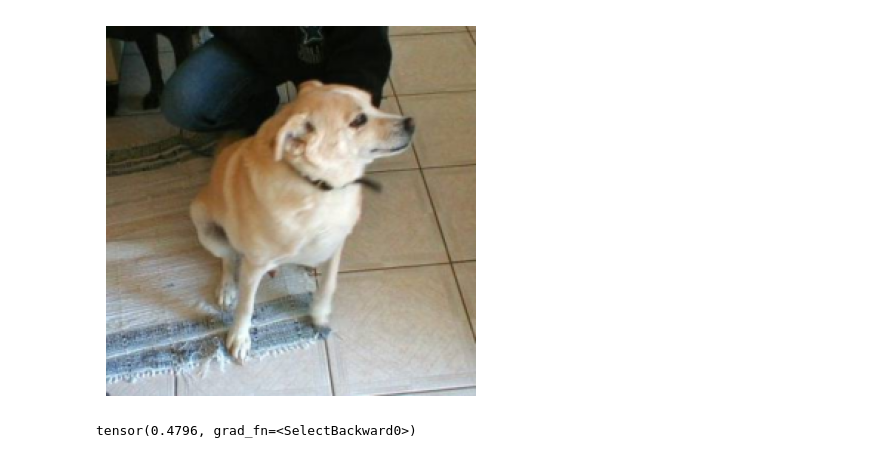
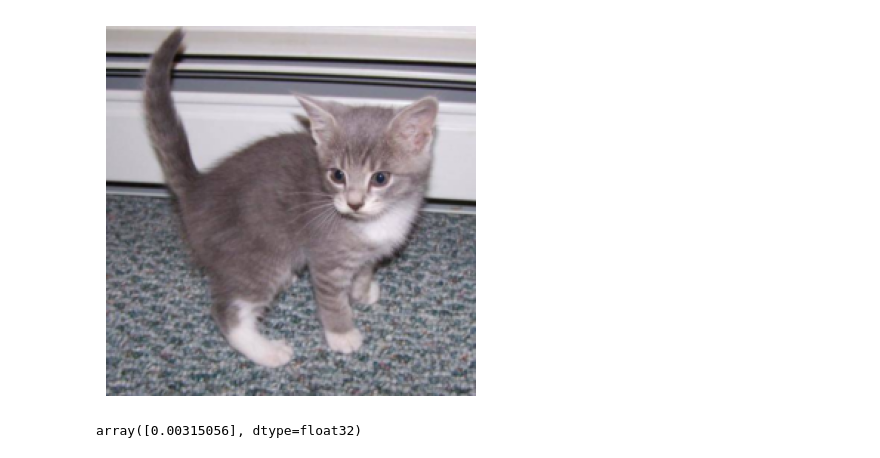
Before and after one commit to karlo-con-k/DeepLearningToolkit, a Jupyter notebook: TestNotebooks/testDataSet.ipynb, the cells around one changed output. Cells and saved outputs as stored; diff of their text form; code cells hidden in the pictures.

Commit message:
Create the modelCNN2, add load bars, fix the fitcatvsdogs function, test dataSet, fitcatvsDogs, and modelCNN2

```diff
--- a/TestNotebooks/testDataSet.ipynb
+++ b/TestNotebooks/testDataSet.ipynb
@@ -66,0 +67,31 @@ myModel = modelCNN()
+# %%
+import matplotlib.pyplot as plt
+import numpy as np
+from Models.modelCatsVsDogs import modelCNN2
+from Models.modelCatsVsDogs import Cnn
+
+
+
+# myModel = Cnn()
+myModel = modelCNN2()
+
+myModel.to(device = device)
+
+# print(myModel.state_dict().keys())
+# weights = myModel.state_dict()['conv_1.weight']
+
+# # Get the number of filters and channels
+# num_filters = weights.shape[0]
+# num_channels = weights.shape[1]
+
+# # Create subplots for each filter
+# fig, axs = plt.subplots(num_filters, num_channels, figsize=(10, 10))
+
+# # Plot each filter
+# for i in range(num_filters):
+#     for j in range(num_channels):
+#         axs[i, j].imshow(weights[i, j].cpu().detach().numpy(), cmap='viridis')
+#         axs[i, j].axis('off')
+
+# plt.tight_layout()
+# plt.show()
@@ -176,22 +277,24 @@ plt.show()
 # %%
 # TODO use the model
+import os
+from PIL import Image
 
-img_pth = "C:/Users/karlo/OneDrive/Documentos/DataSets/dogs-vs-cats/train/train/dog.171.jpg"
+img_pth = DataPath + "train/train/cat.173.jpg"
 
 img  = os.path.join(img_pth)
 img  = np.array(Image.open(img))
 img  = img [:, :, :3]
-img = resize_image(img)
+img  = resize_image(img)
 
 
 img_array = img.permute(1, 2, 0).numpy()  # Assuming the tensor is of shape [3, height, width]
 # Plot the image
 img = img.unsqueeze(0)
 plt.imshow(img_array)
 plt.axis('off')  # Turn off axis
 plt.show()
 
-myModel(img)[0][0]
+torch.softmax(myModel(img.cuda()), dim=1)[:, 0].cpu().detach().numpy()
 # %% [output]
-[figure, old version]
+[figure, new version]
-tensor(0.4796, grad_fn=<SelectBackward0>)
+array([0.00315056], dtype=float32)
```
Also changed, not shown: parts of 14 cells of this notebook, 4 other files.
